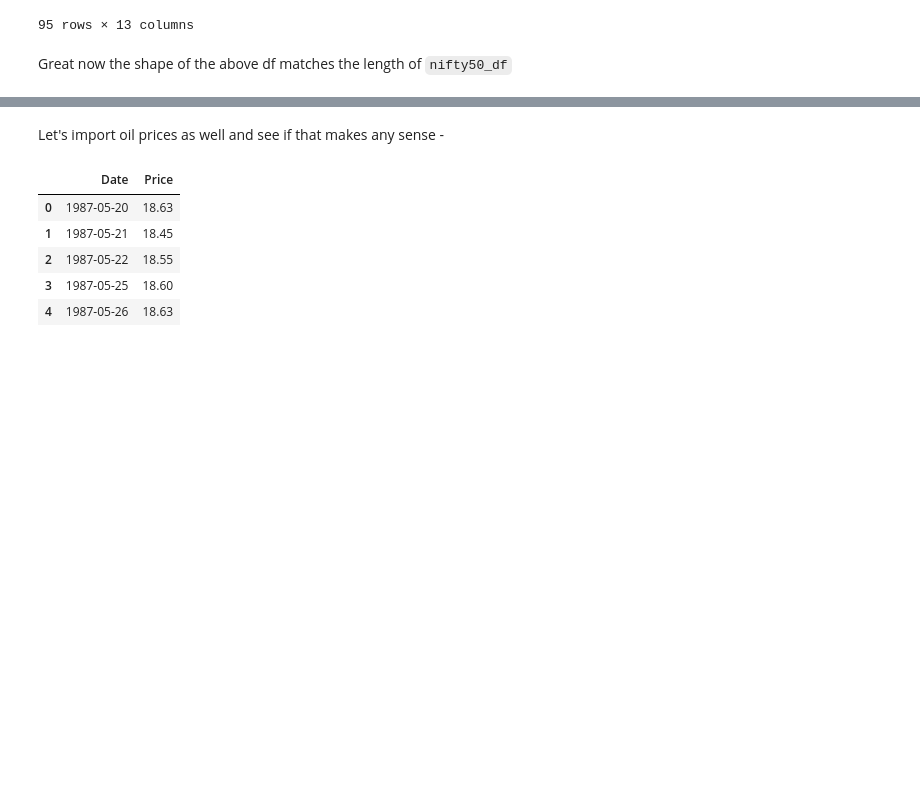
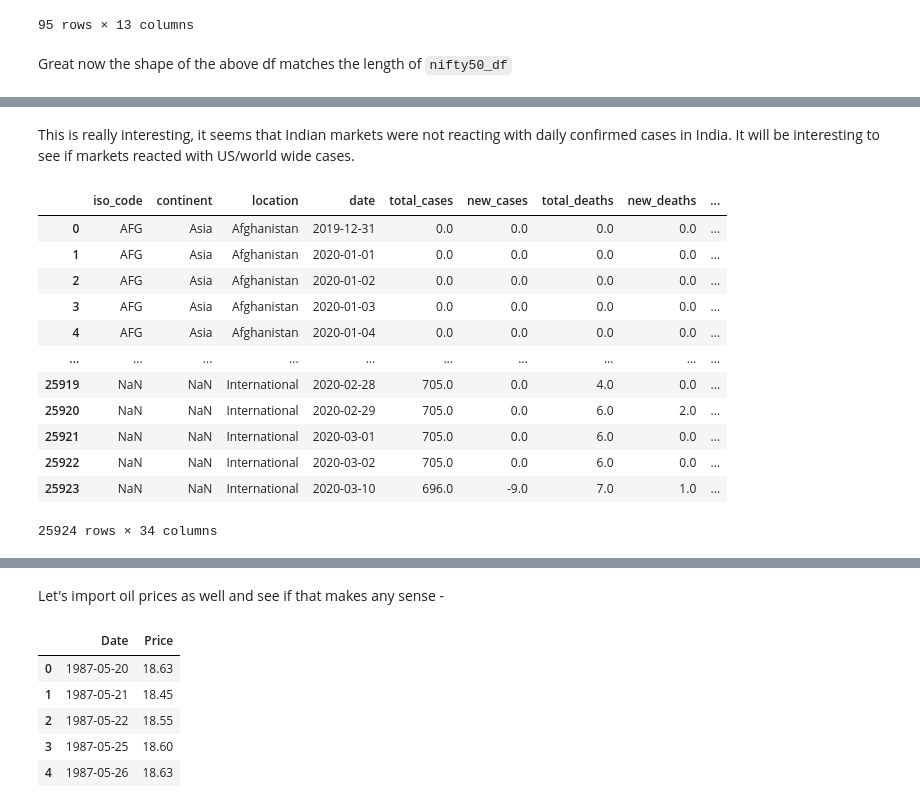
Before and after one commit to vaibhawvipul/financial-markets-analysis-2020, a Jupyter notebook: Analysis of Financial markets after 6 months of COVID-19.ipynb, the cells around one changed output, grey strips where cells are left out. Saved outputs shown, nothing was run; the diff lists cells and outputs as text; code cells hidden in the pictures; blank space fills up the shorter version.

```diff
--- a/Analysis of Financial markets after 6 months of COVID-19.ipynb
+++ b/Analysis of Financial markets after 6 months of COVID-19.ipynb
@@ -130,0 +145,20 @@ sns.pairplot(merged_df)
+# %% [markdown]
+This is really interesting, it seems that Indian markets were not reacting with daily confirmed cases in India. It will be interesting to see if markets reacted with US/world wide cases.
+# %%
+world_covid_df = pd.read_csv("world-covid-data.csv")
+# %%
+world_covid_df
+# %% [output]
+|  | iso_code | continent | location | date | total_cases | new_cases | total_deaths | new_deaths | ... |
+| 0 | AFG | Asia | Afghanistan | 2019-12-31 | 0.0 | 0.0 | 0.0 | 0.0 | ... |
+| 1 | AFG | Asia | Afghanistan | 2020-01-01 | 0.0 | 0.0 | 0.0 | 0.0 | ... |
+| 2 | AFG | Asia | Afghanistan | 2020-01-02 | 0.0 | 0.0 | 0.0 | 0.0 | ... |
+| 3 | AFG | Asia | Afghanistan | 2020-01-03 | 0.0 | 0.0 | 0.0 | 0.0 | ... |
+| 4 | AFG | Asia | Afghanistan | 2020-01-04 | 0.0 | 0.0 | 0.0 | 0.0 | ... |
+| ... | ... | ... | ... | ... | ... | ... | ... | ... | ... |
+| 25919 | NaN | NaN | International | 2020-02-28 | 705.0 | 0.0 | 4.0 | 0.0 | ... |
+| 25920 | NaN | NaN | International | 2020-02-29 | 705.0 | 0.0 | 6.0 | 2.0 | ... |
+| 25921 | NaN | NaN | International | 2020-03-01 | 705.0 | 0.0 | 6.0 | 0.0 | ... |
+| 25922 | NaN | NaN | International | 2020-03-02 | 705.0 | 0.0 | 6.0 | 0.0 | ... |
+| 25923 | NaN | NaN | International | 2020-03-10 | 696.0 | -9.0 | 7.0 | 1.0 | ... |
+25924 rows × 34 columns
```
Also changed, not shown: parts of 16 cells of this notebook.
